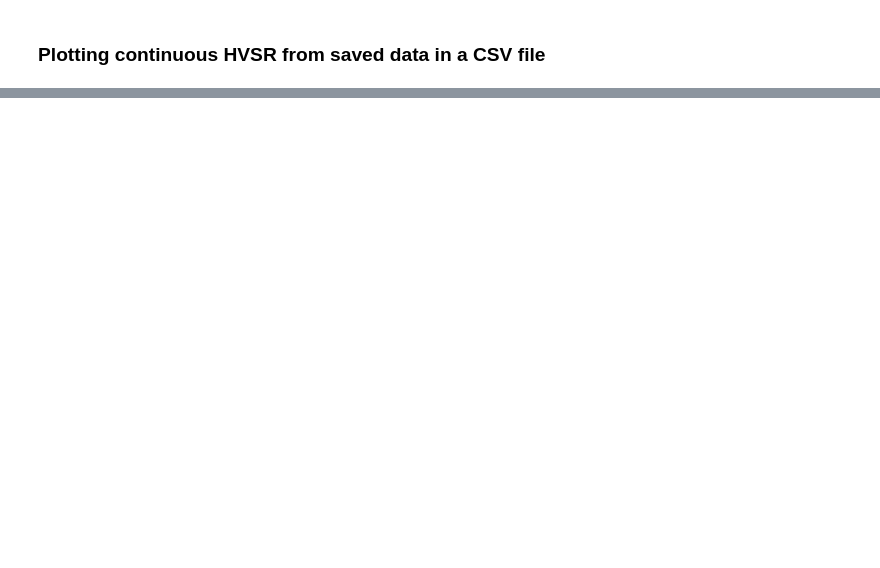
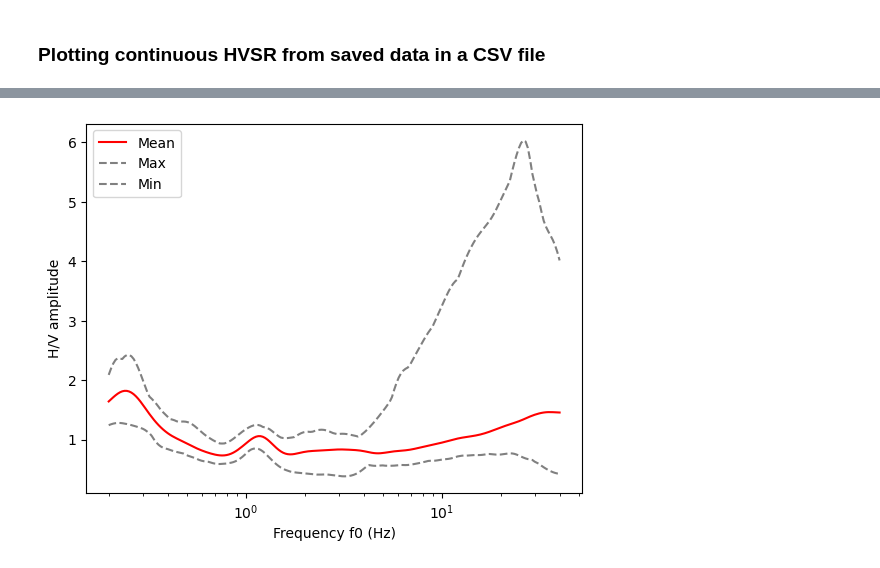
Before and after one commit to jgovoort/sismo-memo, a Jupyter notebook: Ice-thickness.ipynb, the cells around one changed output, grey strips where cells are left out. Saved outputs shown, nothing was run; the diff lists cells and outputs as text; code cells hidden in the pictures; blank space fills up the shorter version.

```diff
--- a/Ice-thickness.ipynb
+++ b/Ice-thickness.ipynb
@@ -526,0 +529,16 @@ Invalid limit will be ignored.
+# %%
+miniplotMIN = np.amin(np.array(miniplotamp), axis = 0)
+miniplotMAX = np.amax(np.array(miniplotamp), axis = 0)
+miniplotMEAN = np.mean(np.array(miniplotamp), axis = 0)
+# %%
+plt.plot(miniplotfrq[0],miniplotMEAN, c='red', label='Mean')
+plt.plot(miniplotfrq[0], miniplotMIN,c='grey', linestyle='--', label='Max')
+plt.plot(miniplotfrq[0], miniplotMAX,c='grey', linestyle='--', label='Min')
+plt.xscale('log')
+#plt.ylim(0.2,2)
+plt.xlabel('Frequency f0 (Hz)')
+plt.ylabel('H/V amplitude')
+plt.legend()
+plt.show()
+# %% [output]
+[figure, added]
```
Also changed, not shown: parts of 8 cells of this notebook, 1 other file.
